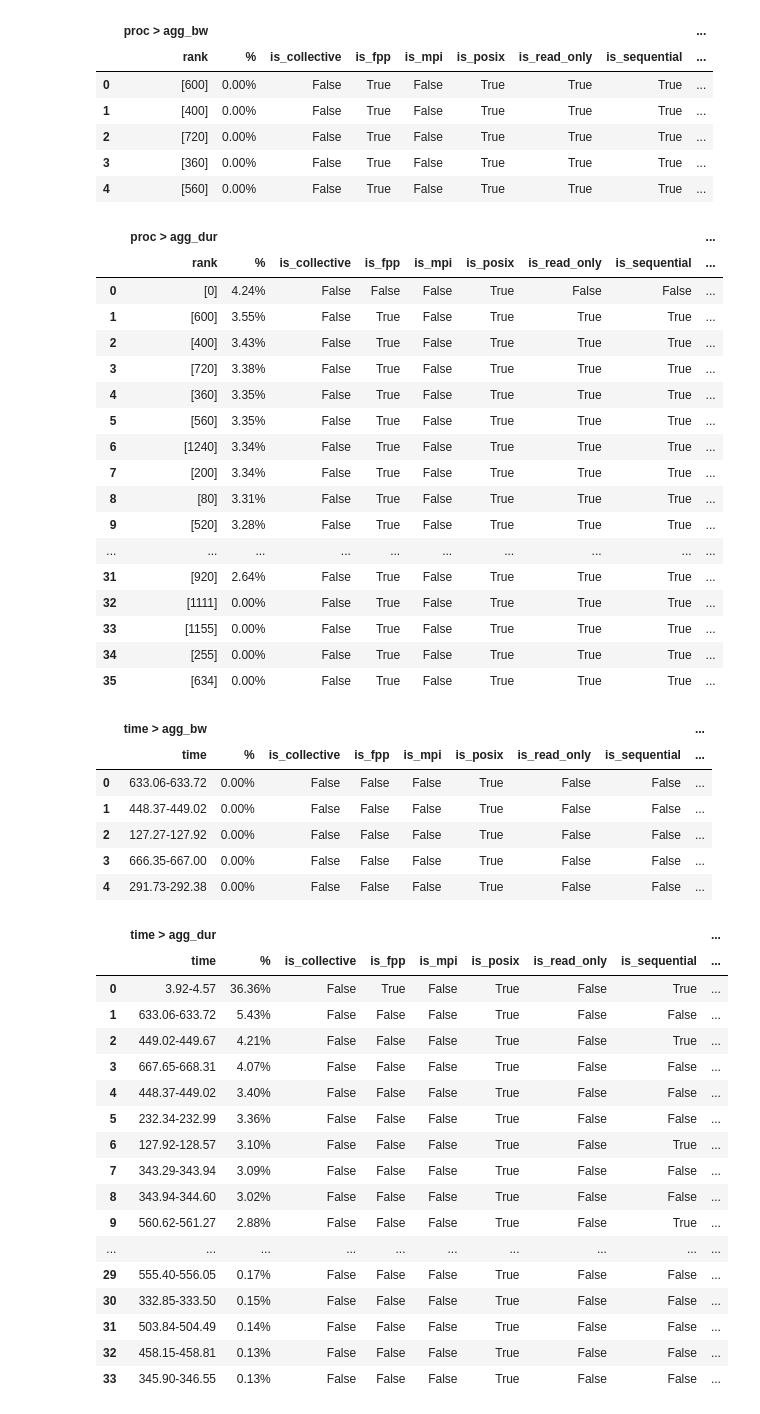
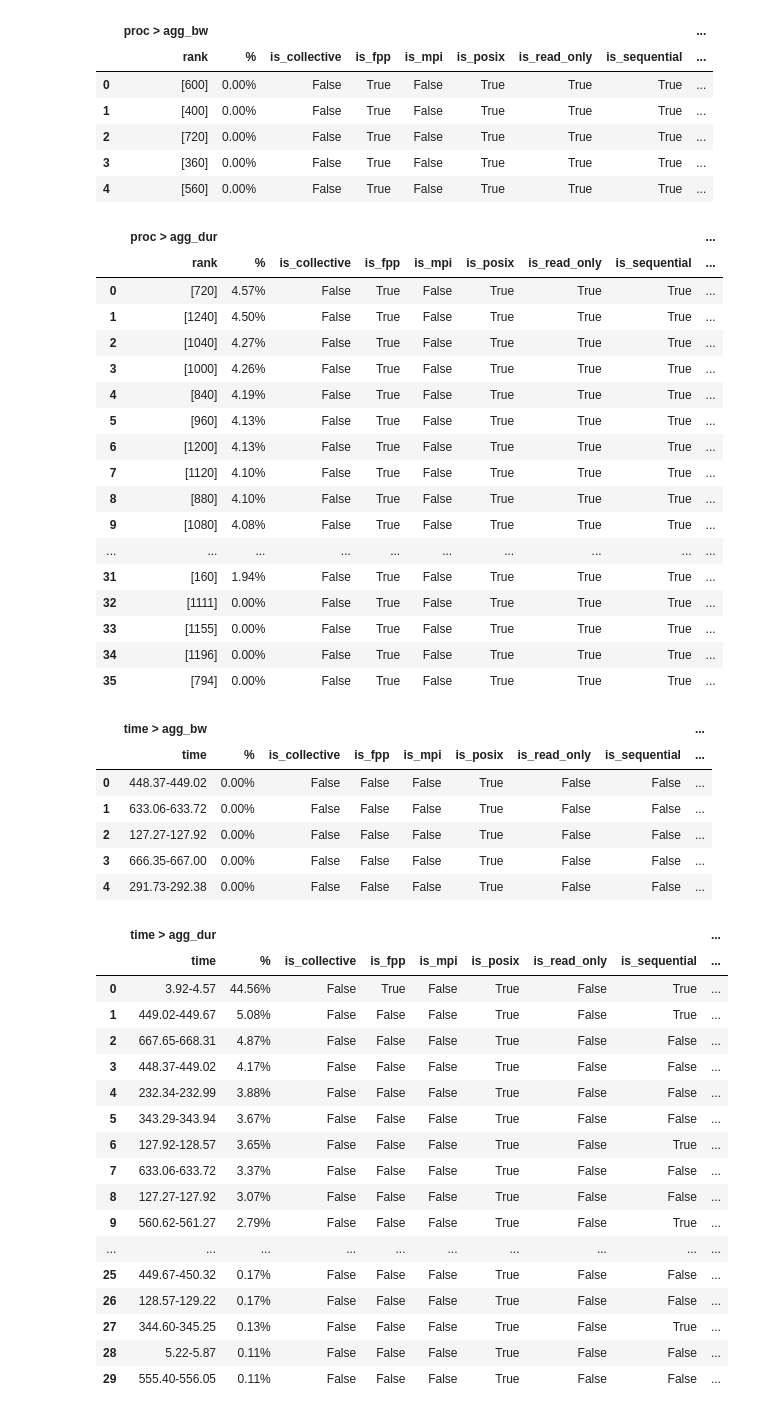
Before and after one commit to izzet/wisio, a Jupyter notebook: notebooks/observations-cm1.ipynb, the cells around one changed output. Saved outputs shown, nothing was run; the diff lists cells and outputs as text; code cells hidden in the pictures.

```diff
--- a/notebooks/observations-cm1.ipynb
+++ b/notebooks/observations-cm1.ipynb
@@ -48,60 +48,60 @@ llc_proc_id_agg_bw_df
 | 3 | [360] | 0.00% | False | True | False | True | True | True | ... |
 | 4 | [560] | 0.00% | False | True | False | True | True | True | ... |
 # %%
-llc_proc_id_agg_dur_file = '../vani/.digio/1670646624_cm1/llc-all-proc_id-agg_dur.json'
+llc_proc_id_agg_dur_file = '../vani/.digio/1670862281_cm1/llc-all-proc_id-agg_dur.json'
 llc_proc_id_agg_dur_df = llc_to_df(json_file=llc_proc_id_agg_dur_file, name='proc > agg_dur', index_column='rank', per_column='per_agg_dur')
 llc_proc_id_agg_dur_df
 # %% [output]
 |  | proc > agg_dur |  |  |  |  |  |  |  | ... |
 |  | rank | % | is_collective | is_fpp | is_mpi | is_posix | is_read_only | is_sequential | ... |
-| 0 | [0] | 4.24% | False | False | False | True | False | False | ... |
-| 1 | [600] | 3.55% | False | True | False | True | True | True | ... |
-| 2 | [400] | 3.43% | False | True | False | True | True | True | ... |
-| 3 | [720] | 3.38% | False | True | False | True | True | True | ... |
-| 4 | [360] | 3.35% | False | True | False | True | True | True | ... |
-| 5 | [560] | 3.35% | False | True | False | True | True | True | ... |
-| 6 | [1240] | 3.34% | False | True | False | True | True | True | ... |
-| 7 | [200] | 3.34% | False | True | False | True | True | True | ... |
-| 8 | [80] | 3.31% | False | True | False | True | True | True | ... |
-| 9 | [520] | 3.28% | False | True | False | True | True | True | ... |
+| 0 | [720] | 4.57% | False | True | False | True | True | True | ... |
+| 1 | [1240] | 4.50% | False | True | False | True | True | True | ... |
+| 2 | [1040] | 4.27% | False | True | False | True | True | True | ... |
+| 3 | [1000] | 4.26% | False | True | False | True | True | True | ... |
+| 4 | [840] | 4.19% | False | True | False | True | True | True | ... |
+| 5 | [960] | 4.13% | False | True | False | True | True | True | ... |
+| 6 | [1200] | 4.13% | False | True | False | True | True | True | ... |
+| 7 | [1120] | 4.10% | False | True | False | True | True | True | ... |
+| 8 | [880] | 4.10% | False | True | False | True | True | True | ... |
+| 9 | [1080] | 4.08% | False | True | False | True | True | True | ... |
 | ... | ... | ... | ... | ... | ... | ... | ... | ... | ... |
-| 31 | [920] | 2.64% | False | True | False | True | True | True | ... |
+| 31 | [160] | 1.94% | False | True | False | True | True | True | ... |
 | 32 | [1111] | 0.00% | False | True | False | True | True | True | ... |
 | 33 | [1155] | 0.00% | False | True | False | True | True | True | ... |
-| 34 | [255] | 0.00% | False | True | False | True | True | True | ... |
-| 35 | [634] | 0.00% | False | True | False | True | True | True | ... |
+| 34 | [1196] | 0.00% | False | True | False | True | True | True | ... |
+| 35 | [794] | 0.00% | False | True | False | True | True | True | ... |
 # %%
-llc_tmid_agg_bw_file = '../vani/.digio/1670646624_cm1/llc-all-tmid-agg_bw.json'
+llc_tmid_agg_bw_file = '../vani/.digio/1670862281_cm1/llc-all-tmid-agg_bw.json'
 llc_tmid_agg_bw_df = llc_to_df(json_file=llc_tmid_agg_bw_file, name='time > agg_bw', index_column='time', per_column='per_agg_bw')
 llc_tmid_agg_bw_df
 # %% [output]
 |  | time > agg_bw |  |  |  |  |  |  |  | ... |
 |  | time | % | is_collective | is_fpp | is_mpi | is_posix | is_read_only | is_sequential | ... |
-| 0 | 633.06-633.72 | 0.00% | False | False | False | True | False | False | ... |
-| 1 | 448.37-449.02 | 0.00% | False | False | False | True | False | False | ... |
+| 0 | 448.37-449.02 | 0.00% | False | False | False | True | False | False | ... |
+| 1 | 633.06-633.72 | 0.00% | False | False | False | True | False | False | ... |
 | 2 | 127.27-127.92 | 0.00% | False | False | False | True | False | False | ... |
 | 3 | 666.35-667.00 | 0.00% | False | False | False | True | False | False | ... |
 | 4 | 291.73-292.38 | 0.00% | False | False | False | True | False | False | ... |
 # %%
-llc_tmid_agg_dur_file = '../vani/.digio/1670646624_cm1/llc-all-tmid-agg_dur.json'
+llc_tmid_agg_dur_file = '../vani/.digio/1670862281_cm1/llc-all-tmid-agg_dur.json'
 llc_tmid_agg_dur_df = llc_to_df(json_file=llc_tmid_agg_dur_file, name='time > agg_dur', index_column='time', per_column='per_agg_dur')
 llc_tmid_agg_dur_df
 # %% [output]
 |  | time > agg_dur |  |  |  |  |  |  |  | ... |
 |  | time | % | is_collective | is_fpp | is_mpi | is_posix | is_read_only | is_sequential | ... |
-| 0 | 3.92-4.57 | 36.36% | False | True | False | True | False | True | ... |
-| 1 | 633.06-633.72 | 5.43% | False | False | False | True | False | False | ... |
-| 2 | 449.02-449.67 | 4.21% | False | False | False | True | False | True | ... |
-| 3 | 667.65-668.31 | 4.07% | False | False | False | True | False | False | ... |
-| 4 | 448.37-449.02 | 3.40% | False | False | False | True | False | False | ... |
-| 5 | 232.34-232.99 | 3.36% | False | False | False | True | False | False | ... |
-| 6 | 127.92-128.57 | 3.10% | False | False | False | True | False | True | ... |
-| 7 | 343.29-343.94 | 3.09% | False | False | False | True | False | False | ... |
-| 8 | 343.94-344.60 | 3.02% | False | False | False | True | False | False | ... |
-| 9 | 560.62-561.27 | 2.88% | False | False | False | True | False | True | ... |
+| 0 | 3.92-4.57 | 44.56% | False | True | False | True | False | True | ... |
+| 1 | 449.02-449.67 | 5.08% | False | False | False | True | False | True | ... |
+| 2 | 667.65-668.31 | 4.87% | False | False | False | True | False | False | ... |
+| 3 | 448.37-449.02 | 4.17% | False | False | False | True | False | False | ... |
+| 4 | 232.34-232.99 | 3.88% | False | False | False | True | False | False | ... |
+| 5 | 343.29-343.94 | 3.67% | False | False | False | True | False | False | ... |
+| 6 | 127.92-128.57 | 3.65% | False | False | False | True | False | True | ... |
+| 7 | 633.06-633.72 | 3.37% | False | False | False | True | False | False | ... |
+| 8 | 127.27-127.92 | 3.07% | False | False | False | True | False | False | ... |
+| 9 | 560.62-561.27 | 2.79% | False | False | False | True | False | True | ... |
 | ... | ... | ... | ... | ... | ... | ... | ... | ... | ... |
-| 29 | 555.40-556.05 | 0.17% | False | False | False | True | False | False | ... |
-| 30 | 332.85-333.50 | 0.15% | False | False | False | True | False | False | ... |
-| 31 | 503.84-504.49 | 0.14% | False | False | False | True | False | False | ... |
-| 32 | 458.15-458.81 | 0.13% | False | False | False | True | False | False | ... |
-| 33 | 345.90-346.55 | 0.13% | False | False | False | True | False | False | ... |
+| 25 | 449.67-450.32 | 0.17% | False | False | False | True | False | False | ... |
+| 26 | 128.57-129.22 | 0.17% | False | False | False | True | False | False | ... |
+| 27 | 344.60-345.25 | 0.13% | False | False | False | True | False | True | ... |
+| 28 | 5.22-5.87 | 0.11% | False | False | False | True | False | False | ... |
+| 29 | 555.40-556.05 | 0.11% | False | False | False | True | False | False | ... |
```
Also changed, not shown: parts of 3 cells of this notebook, 2 other files.
